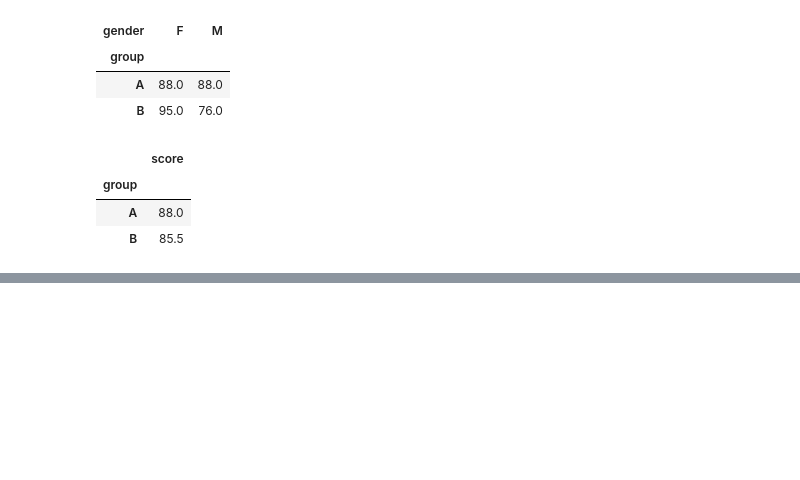
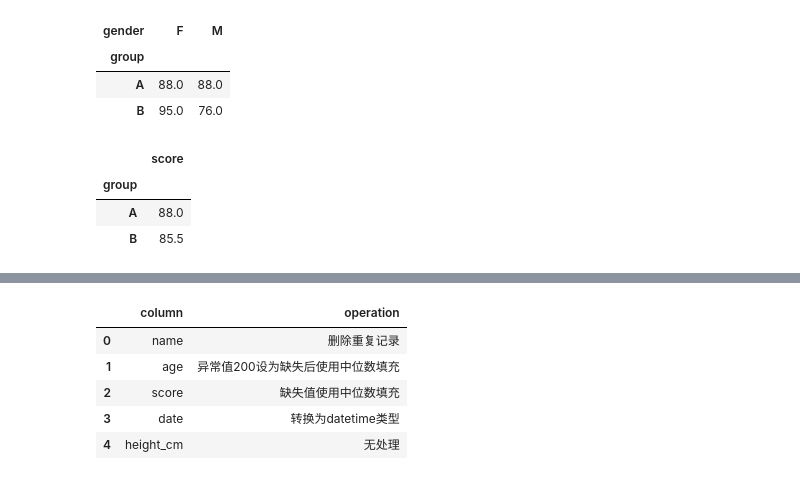
Before and after one commit to Zack123Chen/CUMCM2026, a Jupyter notebook: data_cleaning.ipynb, the cells around one changed output, grey strips where cells are left out. Drawn from its saved outputs; the diff is of its cells as text; code cells hidden in the pictures; blank space fills up the shorter version.

```diff
--- a/data_cleaning.ipynb
+++ b/data_cleaning.ipynb
@@ -275,0 +298,26 @@ display(report)
+# %%
+cleaning_log = pd.DataFrame({
+    "column": [
+        "name",
+        "age",
+        "score",
+        "date",
+        "height_cm"
+    ],
+    "operation": [
+        "删除重复记录",
+        "异常值200设为缺失后使用中位数填充",
+        "缺失值使用中位数填充",
+        "转换为datetime类型",
+        "无处理"
+    ]
+})
+
+cleaning_log
+# %% [output]
+|  | column | operation |
+| 0 | name | 删除重复记录 |
+| 1 | age | 异常值200设为缺失后使用中位数填充 |
+| 2 | score | 缺失值使用中位数填充 |
+| 3 | date | 转换为datetime类型 |
+| 4 | height_cm | 无处理 |
```
Also changed, not shown: parts of 4 cells of this notebook, 17 other files.
